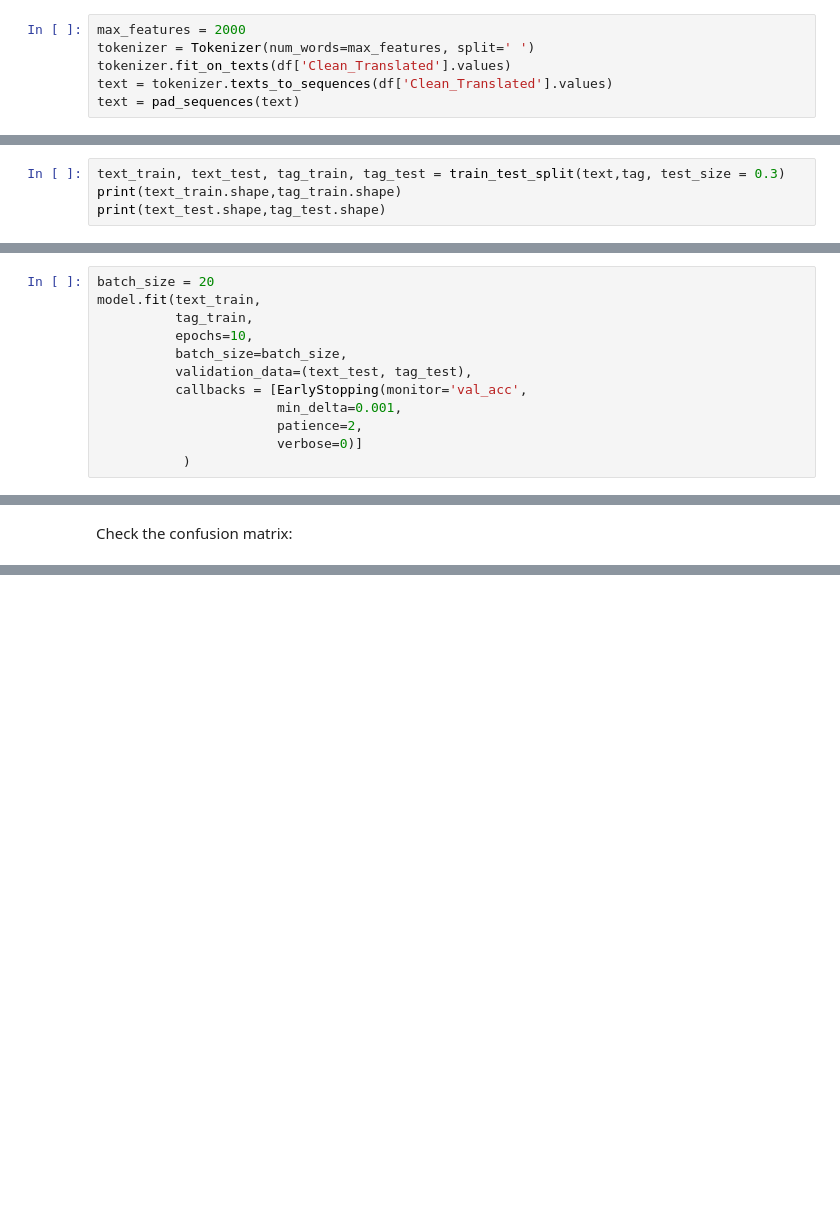
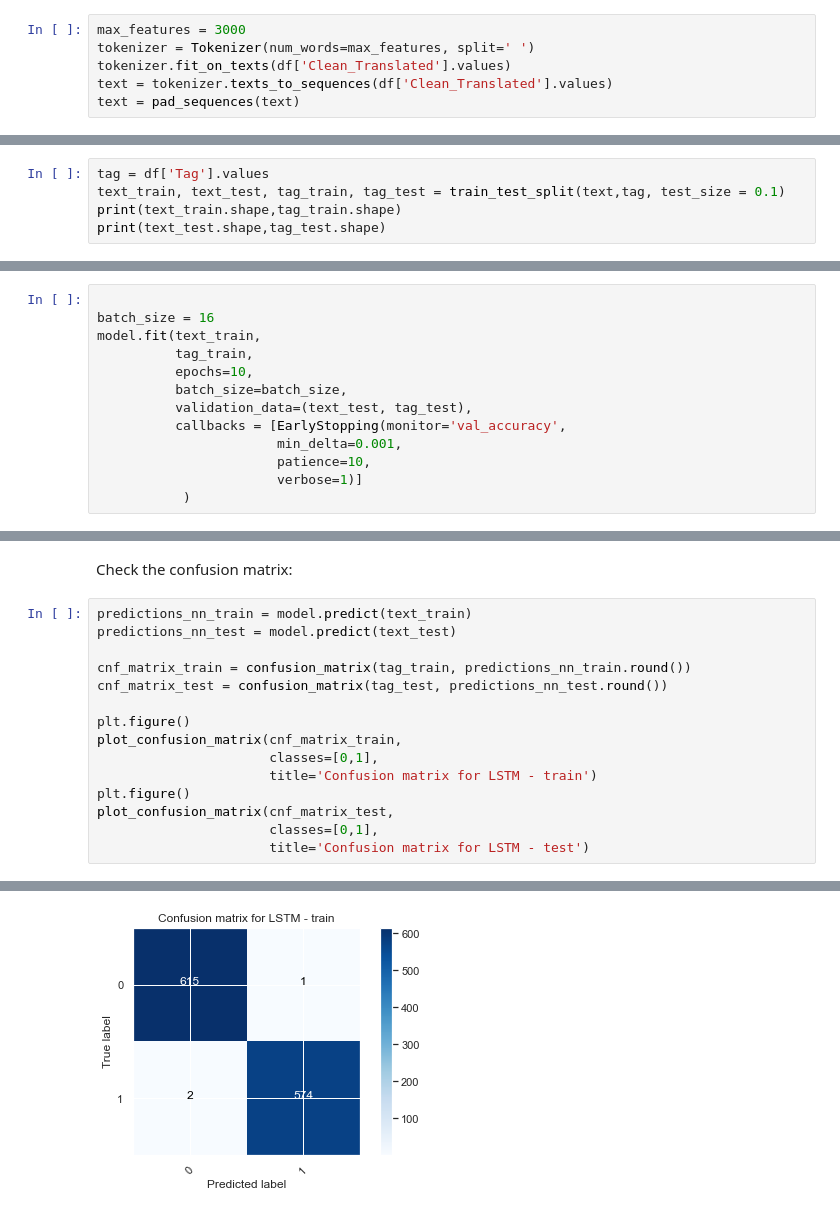
Before and after one commit to christianencinares/Checkhate, a Jupyter notebook: models/LSTM.ipynb, the cells around one changed output, grey strips where cells are left out. Saved outputs shown, nothing was run; the diff lists cells and outputs as text; blank space fills up the shorter version.

```diff
--- a/models/LSTM.ipynb
+++ b/models/LSTM.ipynb
@@ -262,6 +267,6 @@ Confusion matrix, without normalization
 We use Long Short Term Memory Neural Network. We can then use a tokenizer (specifically the one in Keras: note that the other modules may have implementations of tokenizations themselves). We set the maximum feature size to about 2000.
 # %%
-max_features = 2000
+max_features = 3000
 tokenizer = Tokenizer(num_words=max_features, split=' ')
 tokenizer.fit_on_texts(df['Clean_Translated'].values)
 text = tokenizer.texts_to_sequences(df['Clean_Translated'].values)
@@ -300,5 +303,6 @@ tag = df['Tag'].values
 # %%
-text_train, text_test, tag_train, tag_test = train_test_split(text,tag, test_size = 0.3)
+tag = df['Tag'].values
+text_train, text_test, tag_train, tag_test = train_test_split(text,tag, test_size = 0.1)
 print(text_train.shape,tag_train.shape)
 print(text_test.shape,tag_test.shape)
 # %% [output]
@@ -309,14 +324,15 @@ We train with a batch size of 15 and train for 10 epoch. The performance of the
 # %%
-batch_size = 20
+
+batch_size = 16
 model.fit(text_train,
           tag_train,
           epochs=10,
           batch_size=batch_size,
           validation_data=(text_test, tag_test),
-          callbacks = [EarlyStopping(monitor='val_acc',
+          callbacks = [EarlyStopping(monitor='val_accuracy',
                        min_delta=0.001,
-                       patience=2,
-                       verbose=0)]
+                       patience=10,
+                       verbose=1)]
            )
 # %% [output]
 Epoch 1/10
@@ -364,2 +380,18 @@ Test accuracy 0.7010050251256281
 # %% [markdown]
 Check the confusion matrix:
+# %%
+predictions_nn_train = model.predict(text_train)
+predictions_nn_test = model.predict(text_test)
+
+cnf_matrix_train = confusion_matrix(tag_train, predictions_nn_train.round())
+cnf_matrix_test = confusion_matrix(tag_test, predictions_nn_test.round())
+
+plt.figure()
+plot_confusion_matrix(cnf_matrix_train,
+                      classes=[0,1],
+                      title='Confusion matrix for LSTM - train')
+plt.figure()
+plot_confusion_matrix(cnf_matrix_test,
+                      classes=[0,1],
+                      title='Confusion matrix for LSTM - test')
+# %% [output]
@@ -365,0 +406 @@ Check the confusion matrix:
+[figure, added]
```
Also changed, not shown: parts of 23 cells of this notebook.
